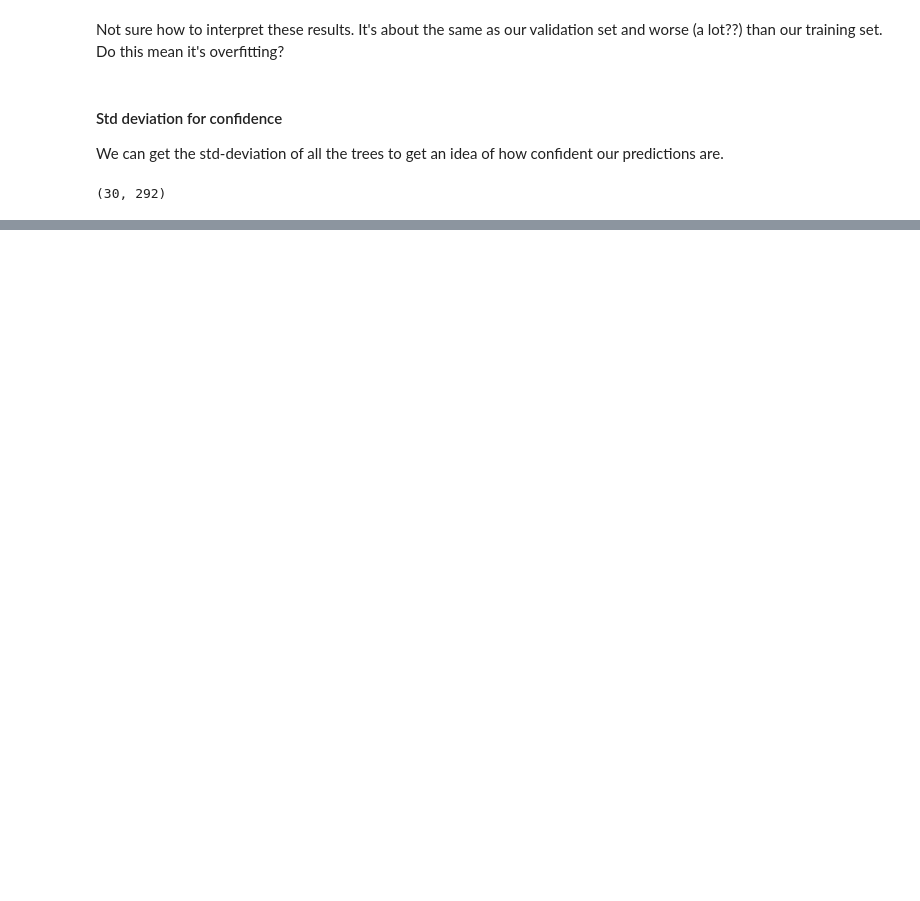
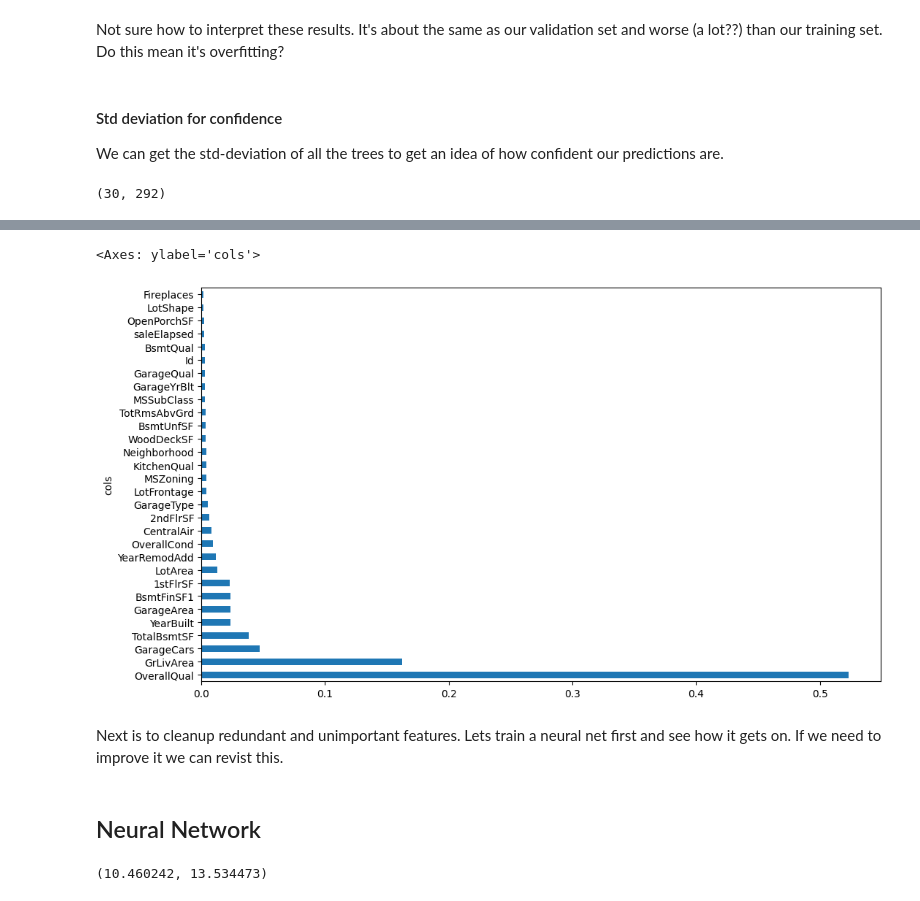
Before and after one commit to divo/ai, a Jupyter notebook: kaggle/house-prices-competition.ipynb, the cells around one changed output, grey strips where cells are left out. Saved outputs shown, nothing was run; the diff lists cells and outputs as text; code cells hidden in the pictures; blank space fills up the shorter version.

Commit message:
Training NN, unsure of datatypes, WIP

```diff
--- a/kaggle/house-prices-competition.ipynb
+++ b/kaggle/house-prices-competition.ipynb
@@ -414,0 +414,7 @@ array([0.09464514, 0.14877955, 0.11849783, 0.19610944, 0.11060154,
+# %%
+def rf_feature_importance(m, df):
+    return pd.DataFrame({'cols': df.columns, 'imp': m.feature_importances_}
+                       ).sort_values('imp', ascending=False)
+# %%
+fi = rf_feature_importance(rf, xs)
+fi[:15]
@@ -414,0 +438,12 @@ array([0.09464514, 0.14877955, 0.11849783, 0.19610944, 0.11060154,
+# %%
+def plot_fi(fi):
+    return fi.plot('cols', 'imp', 'barh', figsize=(12,7), legend=False)
+
+plot_fi(fi[:30])
+# %% [output]
+<Axes: ylabel='cols'>
+[figure, added]
+# %% [markdown]
+Next is to cleanup redundant and unimportant features. Lets train a neural net first and see how it gets on. If we need to improve it we can revist this.
+# %% [markdown]
+## Neural Network
@@ -414,0 +470,7 @@ array([0.09464514, 0.14877955, 0.11849783, 0.19610944, 0.11060154,
+# %%
+# Get the extent of our dependent variable so we can set the range of
+# the regression model
+y = to_nn.train.y
+y.min(), y.max()
+# %% [output]
+(10.460242, 13.534473)
```
Also changed, not shown: parts of 24 cells of this notebook, 1 other file.
